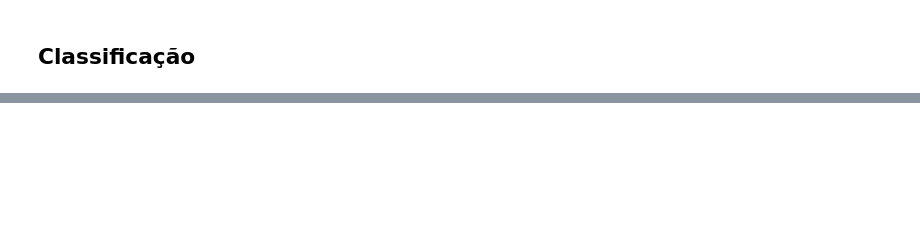
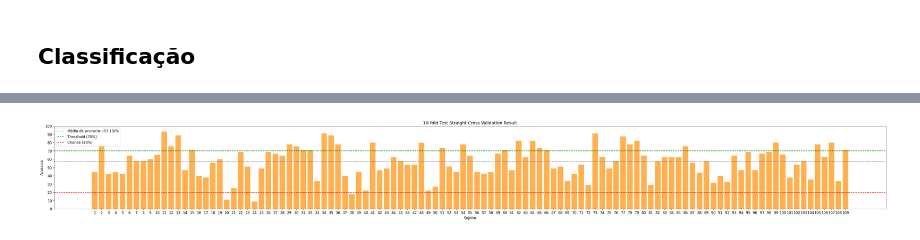
Before and after one commit to MiguelRochaBE/MotorImagery-BCI, a Jupyter notebook: MI_BCI_DatasetAnalysis.ipynb, the cells around one changed output, grey strips where cells are left out. Cells and saved outputs as stored; diff of their text form; code cells hidden in the pictures; blank space fills up the shorter version.

```diff
--- a/MI_BCI_DatasetAnalysis.ipynb
+++ b/MI_BCI_DatasetAnalysis.ipynb
@@ -587,3 +586,28 @@ print(cer/tut * 100)
+# %%
+from sklearn.metrics import accuracy_score
+
+all_acc = np.zeros(len(all_subject_epochs))
+
+for subject in range(len(all_subject_epochs)):
+
+  acc = accuracy_score(test[subject][:,n_comp * 2],test_labels[subject]) * 100
+  all_acc[subject] = acc
+
+  #print("Acuracia do participante %d: %0.2f " % (subject+1, acc))
+# %%
+fig, ax = plt.subplots(figsize=(50, 5))
+plt.rcParams.update({'font.size': 12})
+ax.set_title('Acuracia (%)')
+ax.bar(np.arange(1, len(all_subject_epochs)+1), all_acc, color="#ffb152", capsize=5)
+ax.axhline(y=np.mean(all_acc), color='grey', linestyle='--', label = f'Média de acuracia: ({np.mean(all_acc):.2f})%')
+ax.axhline(y=70, color='green', linestyle='--', label = 'Threshold (70%)')
+ax.axhline(y=20, color='red', linestyle='--', label = 'Chance (20%)')
+ax.set(xticks=np.arange(1, len(all_subject_epochs)+1), xlabel='Sujeito',
+       yticks=np.arange(0, 101, step=10), ylabel='Acuracia',
+       title='10-fold Test Straight Cross Validation Result');
+ax.legend();
+# %% [output]
+[figure, added]
 # %%
 from sklearn.metrics import confusion_matrix
 y_true = test[:,n_comp * 2]
```
Also changed, not shown: parts of 20 cells of this notebook.
